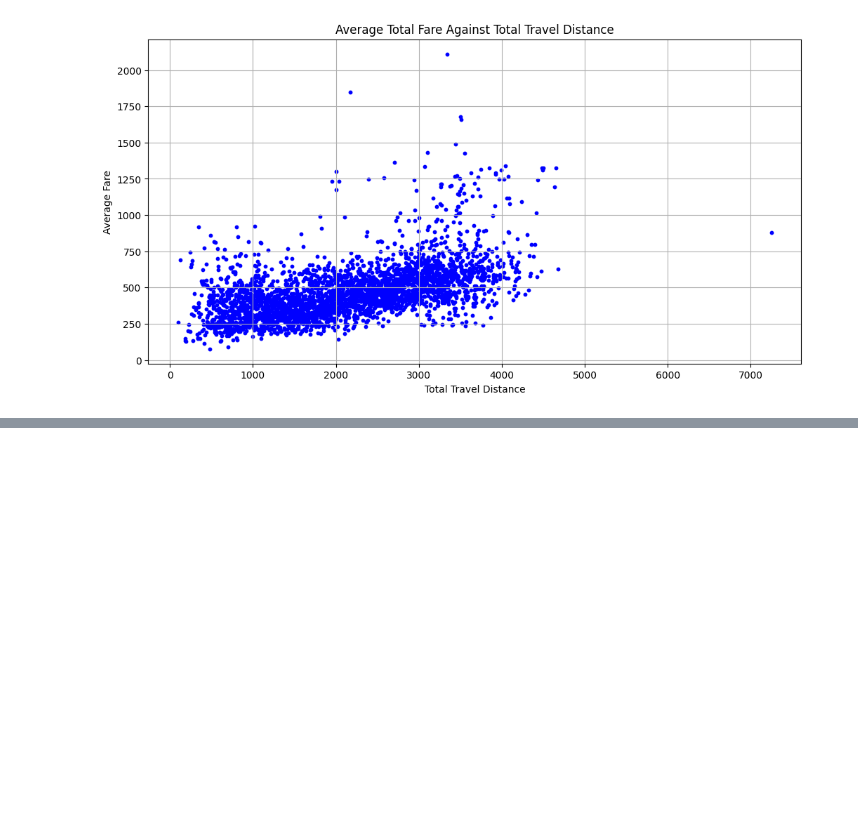
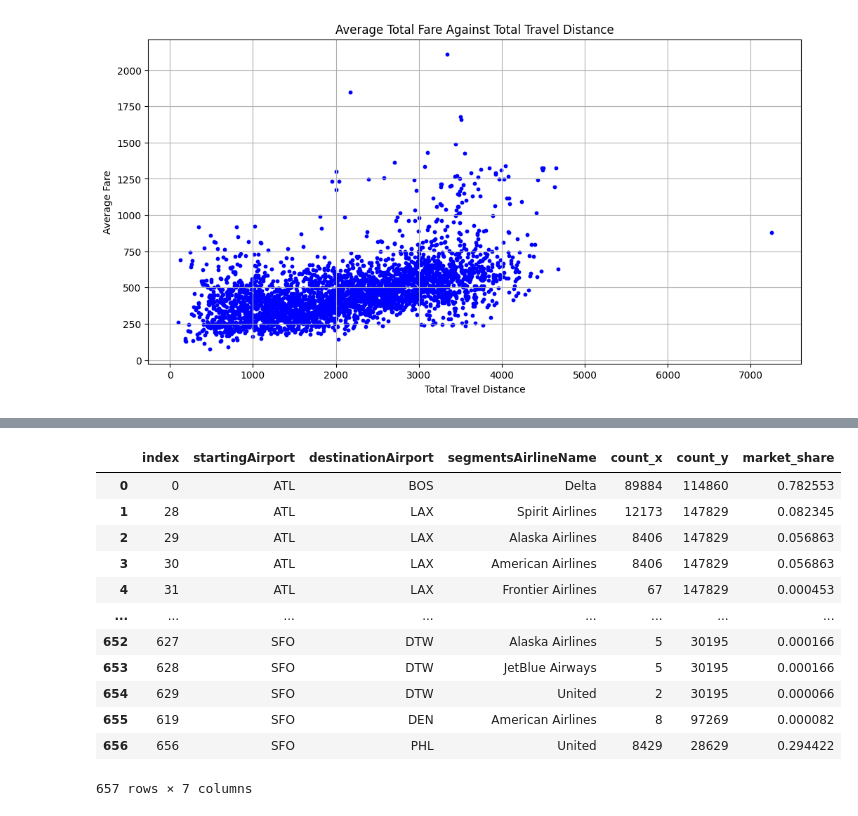
Before and after one commit to yuancx2025/526_project_group2, a Jupyter notebook: Flight_Prices_Analysis.ipynb, the cells around one changed output, grey strips where cells are left out. Drawn from its saved outputs; the diff is of its cells as text; code cells hidden in the pictures; blank space fills up the shorter version.

```diff
--- a/Flight_Prices_Analysis.ipynb
+++ b/Flight_Prices_Analysis.ipynb
@@ -430,3 +430,32 @@ plt.grid(True)
 plt.show()
 # %% [output]
 [figure]
+# %%
+#Calculating Monopoly or Oligopoly on the 240 nonstop routes
+from google.colab import drive
+drive.mount("/content/drive")
+
+import matplotlib.pyplot as plt
+import glob
+import pandas as pd
+
+moo_data_list = []
+
+data_files = glob.glob("/content/drive/MyDrive/flight_data/parquet_parts/*.parquet")
+
+for file in data_files:
+  monopoly_or_oligopoly_frame = pd.read_parquet(file, columns =["startingAirport", "destinationAirport", "segmentsAirlineName"])
+  cleaned_moo_frame = monopoly_or_oligopoly_frame.dropna()
+  cleaned_moo_frame = cleaned_moo_frame[~cleaned_moo_frame["segmentsAirlineName"].str.contains("\\|\\|")]
+
+  moo_data_list.append(cleaned_moo_frame)
+
+combined_moo_data = pd.concat(moo_data_list)
+
+grouped_data_start = counts_by_category = combined_moo_data.groupby('startingAirport')['segmentsAirlineName'].value_counts()
+grouped_data_dest = counts_by_category = combined_moo_data.groupby('destinationAirport')['segmentsAirlineName'].value_counts()
+grouped_data_path = counts_by_category = combined_moo_data.groupby(['startingAirport', 'destinationAirport'], as_index = False)['segmentsAirlineName'].value_counts()
+
+grouped_data_start_sorted = grouped_data_start.reset_index().sort_values(by="startingAirport")
+grouped_data_dest_sorted = grouped_data_dest.reset_index().sort_values(by="destinationAirport")
+grouped_data_path_sorted = grouped_data_path.reset_index().sort_values(by="startingAirport")
@@ -432,0 +514,22 @@ plt.show()
+# %%
+total_flights_per_route = (grouped_data_path_sorted.groupby(['startingAirport', 'destinationAirport'])['count'].sum()).reset_index()
+
+flights_per_route_merged = pd.merge(grouped_data_path_sorted, total_flights_per_route, on=['startingAirport', 'destinationAirport'])
+
+flights_per_route_merged["market_share"] = flights_per_route_merged["count_x"] / flights_per_route_merged["count_y"]
+
+display(flights_per_route_merged)
+# %% [output]
+|  | index | startingAirport | destinationAirport | segmentsAirlineName | count_x | count_y | market_share |
+| 0 | 0 | ATL | BOS | Delta | 89884 | 114860 | 0.782553 |
+| 1 | 28 | ATL | LAX | Spirit Airlines | 12173 | 147829 | 0.082345 |
+| 2 | 29 | ATL | LAX | Alaska Airlines | 8406 | 147829 | 0.056863 |
+| 3 | 30 | ATL | LAX | American Airlines | 8406 | 147829 | 0.056863 |
+| 4 | 31 | ATL | LAX | Frontier Airlines | 67 | 147829 | 0.000453 |
+| ... | ... | ... | ... | ... | ... | ... | ... |
+| 652 | 627 | SFO | DTW | Alaska Airlines | 5 | 30195 | 0.000166 |
+| 653 | 628 | SFO | DTW | JetBlue Airways | 5 | 30195 | 0.000166 |
+| 654 | 629 | SFO | DTW | United | 2 | 30195 | 0.000066 |
+| 655 | 619 | SFO | DEN | American Airlines | 8 | 97269 | 0.000082 |
+| 656 | 656 | SFO | PHL | United | 8429 | 28629 | 0.294422 |
+657 rows × 7 columns
```
Also changed, not shown: parts of 5 cells of this notebook.
